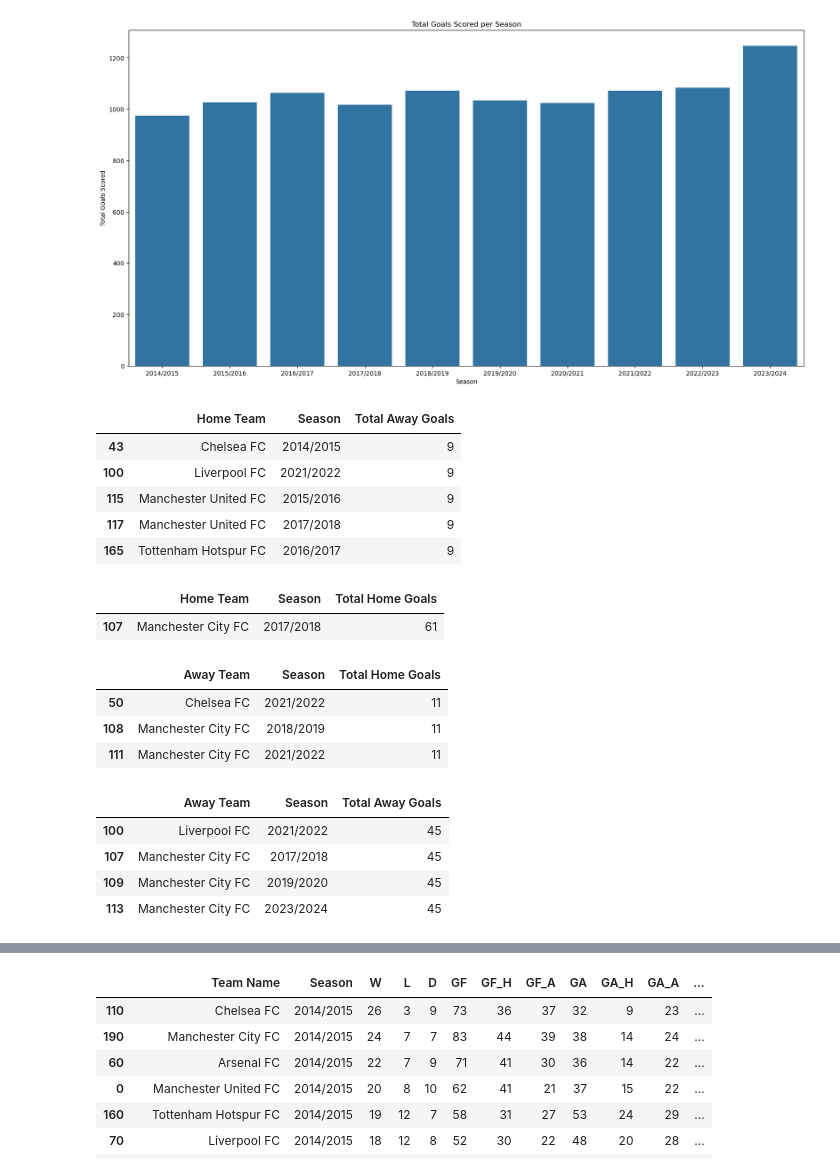
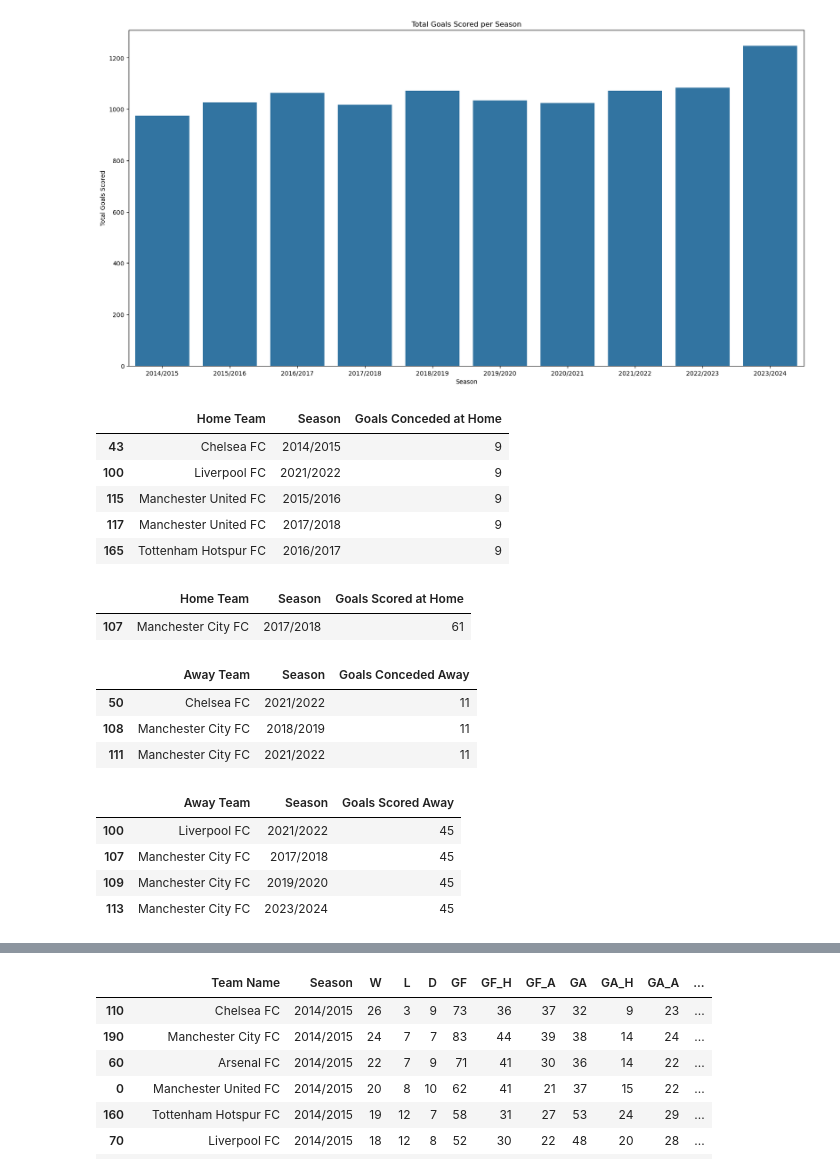
Before and after one commit to PrestonCWerner/PL-Transfer-Spend-Analysis, a Jupyter notebook: EDAs/match_stats_eda.ipynb, the cells around one changed output, grey strips where cells are left out. Cells and saved outputs as stored; diff of their text form; code cells hidden in the pictures.

```diff
--- a/EDAs/match_stats_eda.ipynb
+++ b/EDAs/match_stats_eda.ipynb
@@ -16,8 +18,8 @@ import numpy as np
 import seaborn as sns
 import matplotlib.pyplot as plt
 # %%
-#Load in dataset
+# Load dataset into Data Frame
 
-match_stats_df = pd.read_csv('../pl_match_stats_2014_2024_cleaned.csv')
+match_stats_df = pd.read_csv('../csvs/pl_match_stats_2014_2024_cleaned.csv')
 match_stats_df.drop('Unnamed: 0', axis = 1, inplace = True)
 # %%
@@ -57,38 +60,38 @@ plt.ylabel('Total Goals Scored')
 Text(0, 0.5, 'Total Goals Scored')
 [figure]
 # %%
-# Find the team and season which had the best defense at home (fewest goals for away team when the team in question is the home team)
+# Find the team who had the best defense at home (fewest goals for away team when the team in question is the home team)
 # As we can see, there is a 5 way tie with Chelsea (14/15), Liverpool (21/22), Man U (15/16), Man U (17/18), and Tottenham (16/17) each receiving 9 goals against their team at home for their respective seasons.
 
 agg_away_goals = match_stats_df.groupby(['Home Team', 'Season'], as_index = False)['Away Goals'].sum()
-agg_away_goals.rename(columns = {'Away Goals' : 'Total Away Goals'}, inplace = True)
-agg_away_goals[agg_away_goals['Total Away Goals'] == agg_away_goals['Total Away Goals'].min()].head(10)
+agg_away_goals.rename(columns = {'Away Goals' : 'Goals Conceded at Home'}, inplace = True)
+agg_away_goals[agg_away_goals['Goals Conceded at Home'] == agg_away_goals['Goals Conceded at Home'].min()].head(10)
 # %% [output]
-|  | Home Team | Season | Total Away Goals |
+|  | Home Team | Season | Goals Conceded at Home |
 | 43 | Chelsea FC | 2014/2015 | 9 |
 | 100 | Liverpool FC | 2021/2022 | 9 |
 | 115 | Manchester United FC | 2015/2016 | 9 |
 | 117 | Manchester United FC | 2017/2018 | 9 |
 | 165 | Tottenham Hotspur FC | 2016/2017 | 9 |
 # %%
-# Similarly, find the team and season which had the best offense at home
+# Similarly, find the team who had the best offense at home
 # Manchester City had the best offense of the 10-year period with 61 goals scored at home in season 2017/2018
 
 agg_home_goals = match_stats_df.groupby(['Home Team', 'Season'], as_index = False)['Home Goals'].sum()
-agg_home_goals.rename(columns = {'Home Goals' : 'Total Home Goals'}, inplace = True)
-agg_home_goals[agg_home_goals['Total Home Goals'] == agg_home_goals['Total Home Goals'].max()].head(10)
+agg_home_goals.rename(columns = {'Home Goals' : 'Goals Scored at Home'}, inplace = True)
+agg_home_goals[agg_home_goals['Goals Scored at Home'] == agg_home_goals['Goals Scored at Home'].max()].head(10)
 # %% [output]
-|  | Home Team | Season | Total Home Goals |
+|  | Home Team | Season | Goals Scored at Home |
 | 107 | Manchester City FC | 2017/2018 | 61 |
 # %%
 # Similarly, find the team and season which had the best defense away
 # Chelsea (21/22) and Manchester City (18/19 and 21/22) had the best defense away with each of them only getting scored on 11 times in away matches for their respective seasons.
 
 agg_home_goals1 = match_stats_df.groupby(['Away Team', 'Season'], as_index = False)['Home Goals'].sum()
-agg_home_goals1.rename(columns = {'Home Goals' : 'Total Home Goals'}, inplace = True)
-agg_home_goals1[agg_home_goals1['Total Home Goals'] == agg_home_goals1['Total Home Goals'].min()].head(10)
+agg_home_goals1.rename(columns = {'Home Goals' : 'Goals Conceded Away'}, inplace = True)
+agg_home_goals1[agg_home_goals1['Goals Conceded Away'] == agg_home_goals1['Goals Conceded Away'].min()].head(10)
 # %% [output]
-|  | Away Team | Season | Total Home Goals |
+|  | Away Team | Season | Goals Conceded Away |
 | 50 | Chelsea FC | 2021/2022 | 11 |
 | 108 | Manchester City FC | 2018/2019 | 11 |
 | 111 | Manchester City FC | 2021/2022 | 11 |
@@ -97,10 +100,10 @@ agg_home_goals1[agg_home_goals1['Total Home Goals'] == agg_home_goals1['Total Ho
 # Liverpool (21/22) and Manchester City (17/18, 19/20, and 23/24) had the best offense away from home with 45 goals scored in their respective seasons.
 
 agg_away_goals1 = match_stats_df.groupby(['Away Team', 'Season'], as_index = False)['Away Goals'].sum()
-agg_away_goals1.rename(columns = {'Away Goals' : 'Total Away Goals'}, inplace = True)
-agg_away_goals1[agg_away_goals1['Total Away Goals'] == agg_away_goals1['Total Away Goals'].max()].head(10)
+agg_away_goals1.rename(columns = {'Away Goals' : 'Goals Scored Away'}, inplace = True)
+agg_away_goals1[agg_away_goals1['Goals Scored Away'] == agg_away_goals1['Goals Scored Away'].max()].head(10)
 # %% [output]
-|  | Away Team | Season | Total Away Goals |
+|  | Away Team | Season | Goals Scored Away |
 | 100 | Liverpool FC | 2021/2022 | 45 |
 | 107 | Manchester City FC | 2017/2018 | 45 |
 | 109 | Manchester City FC | 2019/2020 | 45 |
```
Also changed, not shown: parts of 9 cells of this notebook, 2 other files.
